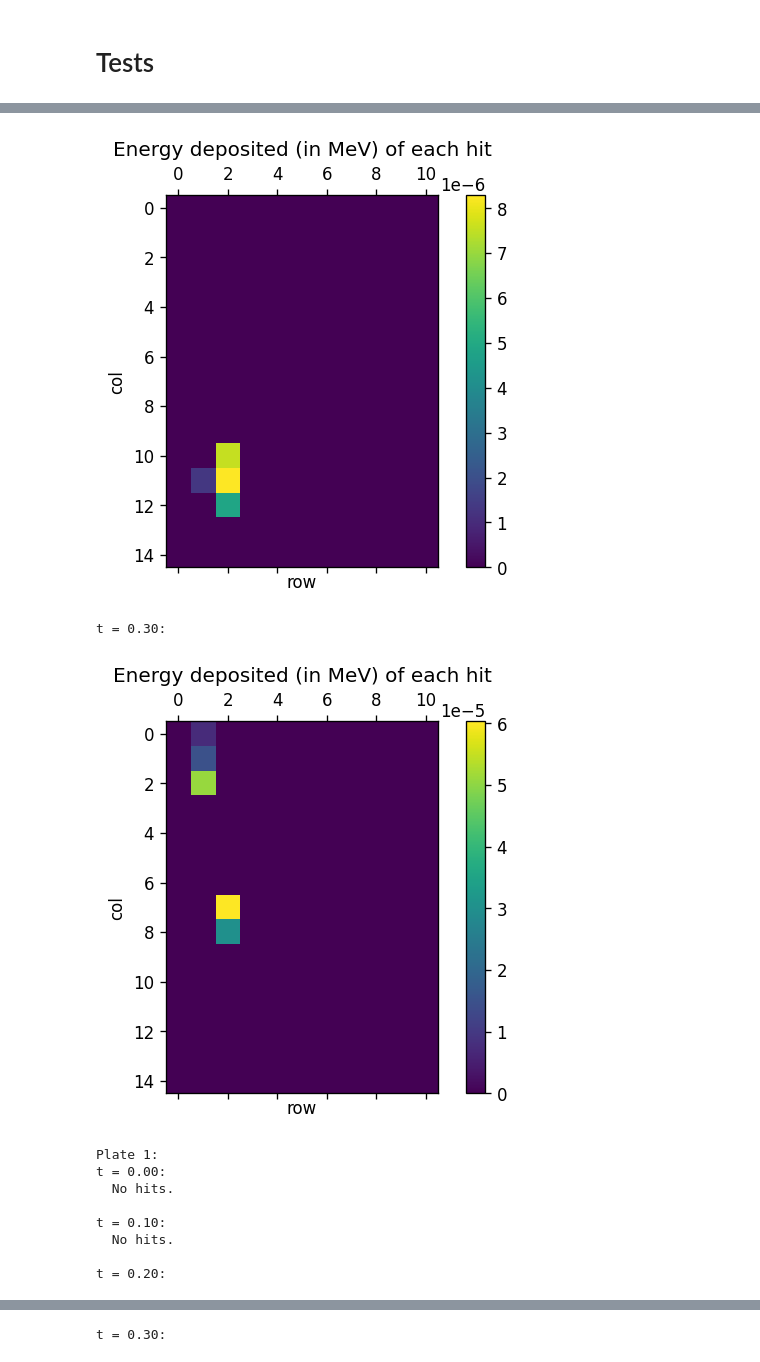
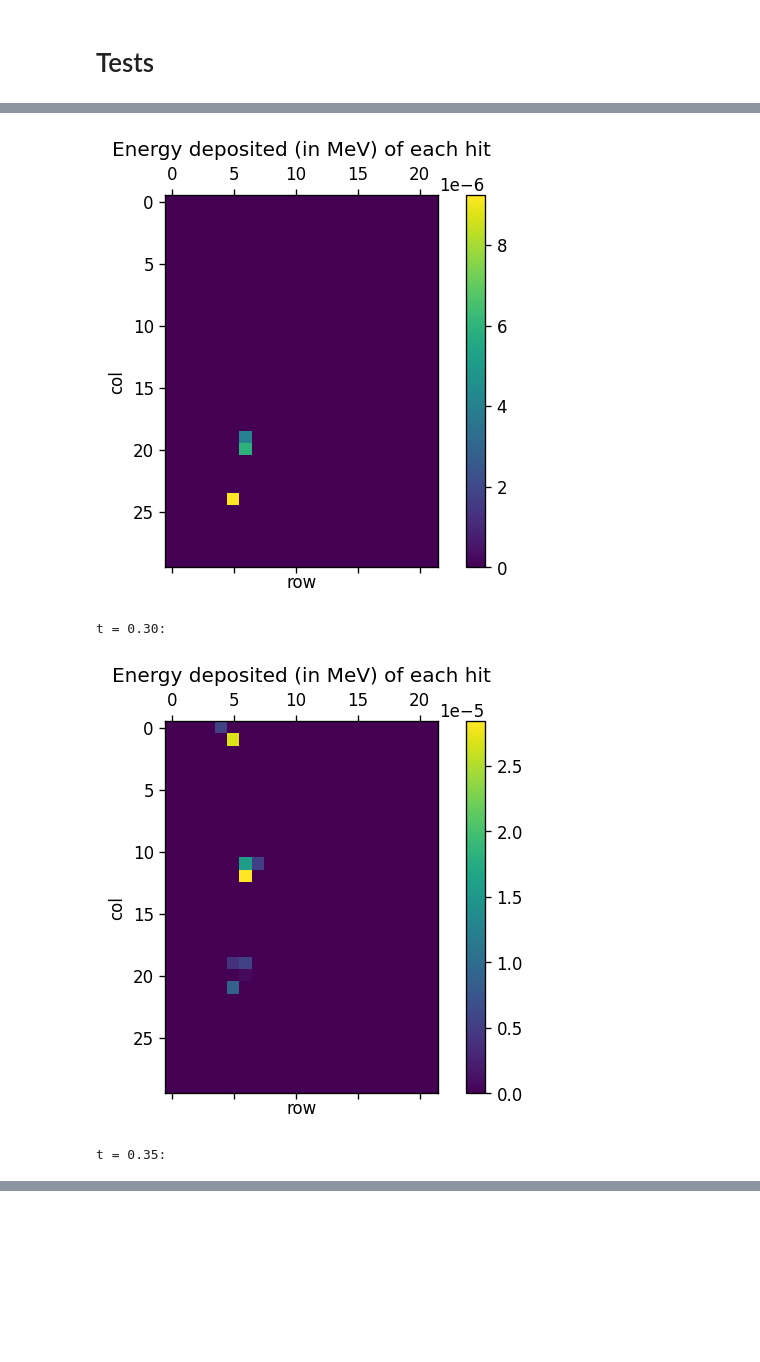
Before and after one commit to bleaktwig/gruid-translator, a Jupyter notebook: test.ipynb, the cells around one changed output, grey strips where cells are left out. Drawn from its saved outputs; the diff is of its cells as text; code cells hidden in the pictures; blank space fills up the shorter version.

```diff
--- a/test.ipynb
+++ b/test.ipynb
@@ -277,9 +277,9 @@ for event in events:
     hits = extract_hits(event)
     if hits[0]['E'] or hits[1]['E']: hitsarr.append(hits)
 # %%
-dt = 0.10
-dx = 0.1
-dy = 0.1
+dt = 0.05
+dx = 0.05
+dy = 0.05
 
 for hits in hitsarr:
     tseries = (generate_timeseries(hits[0], dt, dx, dy), generate_timeseries(hits[1], dt, dx, dy))
@@ -321,11 +339,4 @@ t = 0.20:
-[figure, old version]
+[figure, new version]
 t = 0.30:
-[figure, old version]
+[figure, new version]
-Plate 1:
-t = 0.00:
-  No hits.
-
-t = 0.10:
-  No hits.
-
-t = 0.20:
+t = 0.35:
@@ -333 +343,0 @@ t = 0.20:
-t = 0.30:
```
Also changed, not shown: parts of 1 cell of this notebook, 4 other files.
